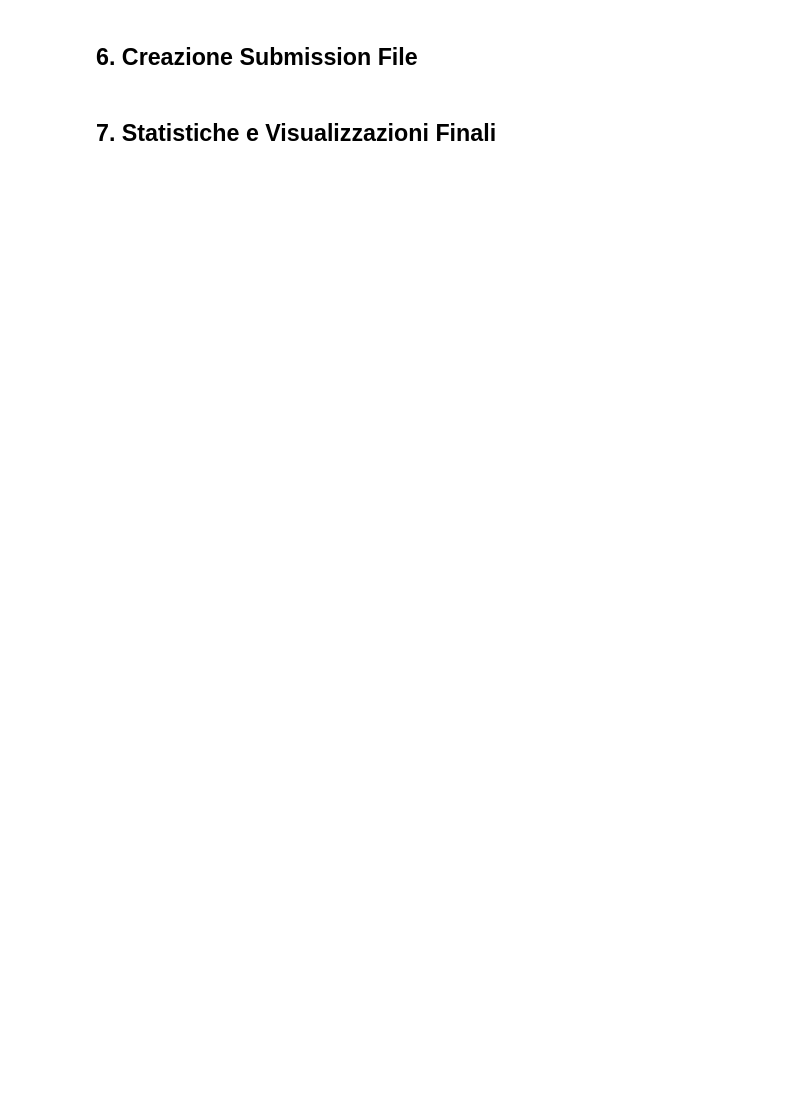
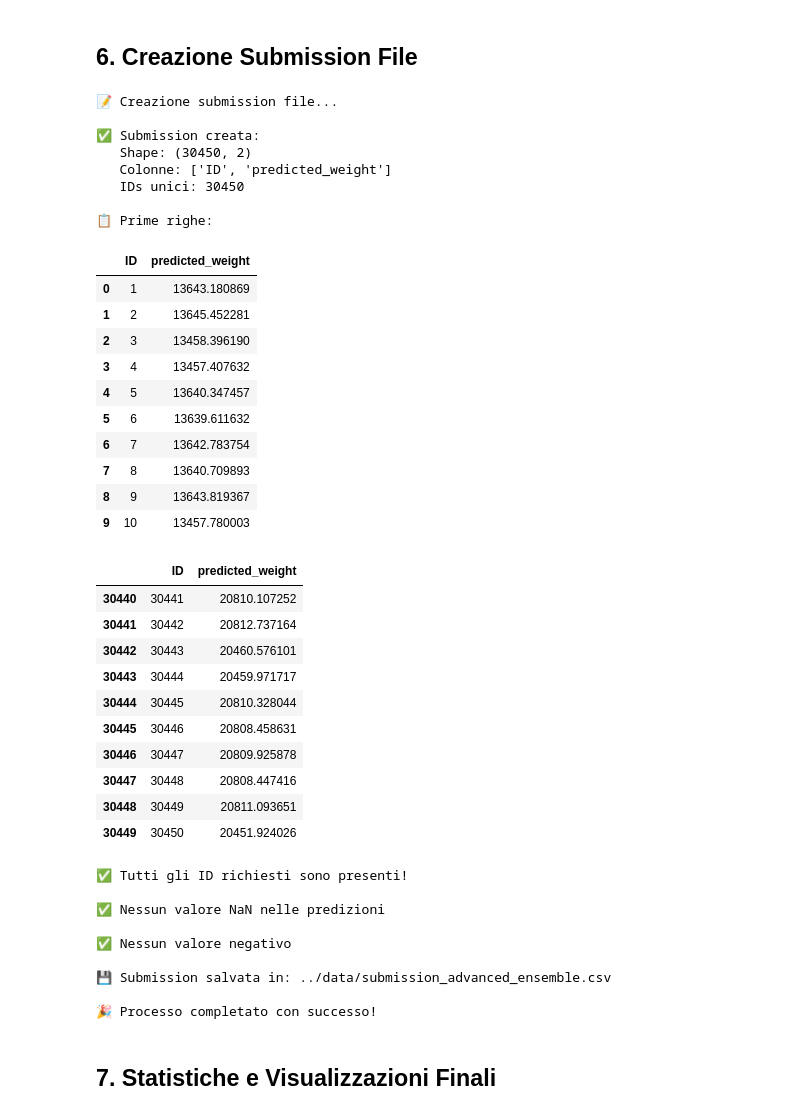
Before and after one commit to gvazzolerunitn/modern-ml-project, a Jupyter notebook: project/advanced/generate_predictions.ipynb, the cells around one changed output. Saved outputs shown, nothing was run; the diff lists cells and outputs as text; code cells hidden in the pictures; blank space fills up the shorter version.

```diff
--- a/project/advanced/generate_predictions.ipynb
+++ b/project/advanced/generate_predictions.ipynb
@@ -174,7 +241,7 @@ pred_data['week_cos'] = np.cos(2 * np.pi * pred_data['week_of_year'] / 52)
 
 # Tempo dall'ultimo dato storico
 last_historical_date = historical_data['date_arrival'].max()
-pred_data['days_since_start'] = (pred_data['forecast_end_date'] - historical_data['date_arrival'].min()).dt.days
+pred_data['days_since_start'] = (pd.to_datetime(pred_data['forecast_end_date'], utc=True) - pd.to_datetime(historical_data['date_arrival'].min(), utc=True)).dt.days
 pred_data['weeks_since_start'] = pred_data['days_since_start'] / 7
 
 print("✅ Temporal features create")
@@ -267,7 +334,7 @@ pred_data['momentum_1_3'] = pred_data['weight_lag_1'] - pred_data['weight_lag_3'
 pred_data['momentum_3_7'] = pred_data['weight_lag_3'] - pred_data['weight_lag_7']
 
 # Recency
-pred_data['days_since_last_receival'] = (pred_data['forecast_end_date'] - last_historical_date).dt.days
+pred_data['days_since_last_receival'] = (pd.to_datetime(pred_data['forecast_end_date'], utc=True) - pd.to_datetime(last_historical_date, utc=True)).dt.days
 pred_data['supplier_avg_days_between'] = 7.0  # Default
 
 print("✅ Interaction features create")
@@ -318,18 +403,31 @@ pred_data = pred_data.fillna(0)
 print(f"✅ Valori mancanti gestiti")
 print(f"   NaN rimanenti: {pred_data[feature_cols].isnull().sum().sum()}")
 
+# CONVERTI TUTTI I DTYPE A NUMERIC prima di creare la feature matrix
+print("\n🔄 Conversione dtype a numeric...")
+for col in feature_cols:
+    if col in pred_data.columns:
+        # Converti forzatamente a numeric, errori diventano NaN
+        pred_data[col] = pd.to_numeric(pred_data[col], errors='coerce')
+
+# Riempi eventuali NaN creati dalla conversione
+pred_data[feature_cols] = pred_data[feature_cols].fillna(0)
+
+print(f"✅ Dtype convertiti")
+
 # Prepara feature matrix
-X_pred = pred_data[feature_cols].values
+X_pred = pred_data[feature_cols].values.astype(np.float32)  # Forza float32
 
 print(f"\n📊 Feature matrix per predizione:")
 print(f"   Shape: {X_pred.shape}")
 print(f"   Samples: {X_pred.shape[0]}")
 print(f"   Features: {X_pred.shape[1]}")
+print(f"   Dtype: {X_pred.dtype}")
 
-# Verifica finale
-if np.isnan(X_pred).any():
+# Verifica finale con pandas.isnull invece di np.isnan
+if pd.isnull(X_pred).any():
     print(f"\n⚠️ WARNING: Ci sono ancora NaN nella feature matrix!")
-    nan_cols = [feature_cols[i] for i in range(len(feature_cols)) if np.isnan(X_pred[:, i]).any()]
+    nan_cols = [feature_cols[i] for i in range(len(feature_cols)) if pd.isnull(X_pred[:, i]).any()]
     print(f"   Colonne con NaN: {nan_cols[:10]}")
 else:
     print(f"\n✅ Nessun NaN nella feature matrix!")
@@ -403,6 +535,7 @@ print(f"   Colonne: {submission.columns.tolist()}")
 print(f"   IDs unici: {submission['ID'].nunique()}")
 print(f"\n📋 Prime righe:")
 display(submission.head(10))
+display(submission.tail(10))
 
 # Verifica che tutti gli ID siano presenti
 required_ids = set(prediction_mapping['ID'])
@@ -410,33 +543,73 @@ submission_ids = set(submission['ID'])
 
 if required_ids == submission_ids:
     print(f"\n✅ Tutti gli ID richiesti sono presenti!")
 else:
     missing = required_ids - submission_ids
     extra = submission_ids - required_ids
     if missing:
         print(f"\n⚠️ ID mancanti: {len(missing)}")
     if extra:
         print(f"\n⚠️ ID extra: {len(extra)}")
 
 # Verifica valori
 if submission['predicted_weight'].isnull().any():
     print(f"\n❌ WARNING: Ci sono valori NaN nelle predizioni!")
     print(f"   Count: {submission['predicted_weight'].isnull().sum()}")
 else:
     print(f"\n✅ Nessun valore NaN nelle predizioni")
 
 if (submission['predicted_weight'] < 0).any():
     print(f"\n❌ WARNING: Ci sono valori negativi!")
     print(f"   Count: {(submission['predicted_weight'] < 0).sum()}")
 else:
     print(f"\n✅ Nessun valore negativo")
 
 # Salva submission
 output_path = '../data/submission_advanced_ensemble.csv'
 submission.to_csv(output_path, index=False)
 
 print(f"\n💾 Submission salvata in: {output_path}")
 print(f"\n🎉 Processo completato con successo!")
+# %% [output]
+📝 Creazione submission file...
+
+✅ Submission creata:
+   Shape: (30450, 2)
+   Colonne: ['ID', 'predicted_weight']
+   IDs unici: 30450
+
+📋 Prime righe:
+|  | ID | predicted_weight |
+| 0 | 1 | 13643.180869 |
+| 1 | 2 | 13645.452281 |
+| 2 | 3 | 13458.396190 |
+| 3 | 4 | 13457.407632 |
+| 4 | 5 | 13640.347457 |
+| 5 | 6 | 13639.611632 |
+| 6 | 7 | 13642.783754 |
+| 7 | 8 | 13640.709893 |
+| 8 | 9 | 13643.819367 |
+| 9 | 10 | 13457.780003 |
+|  | ID | predicted_weight |
+| 30440 | 30441 | 20810.107252 |
+| 30441 | 30442 | 20812.737164 |
+| 30442 | 30443 | 20460.576101 |
+| 30443 | 30444 | 20459.971717 |
+| 30444 | 30445 | 20810.328044 |
+| 30445 | 30446 | 20808.458631 |
+| 30446 | 30447 | 20809.925878 |
+| 30447 | 30448 | 20808.447416 |
+| 30448 | 30449 | 20811.093651 |
+| 30449 | 30450 | 20451.924026 |
+✅ Tutti gli ID richiesti sono presenti!
+
+✅ Nessun valore NaN nelle predizioni
+
+✅ Nessun valore negativo
+
+💾 Submission salvata in: ../data/submission_advanced_ensemble.csv
+
+🎉 Processo completato con successo!
 # %% [markdown]
 ## 7. Statistiche e Visualizzazioni Finali
 # %%
```
Also changed, not shown: parts of 7 cells of this notebook, 10 other files.
